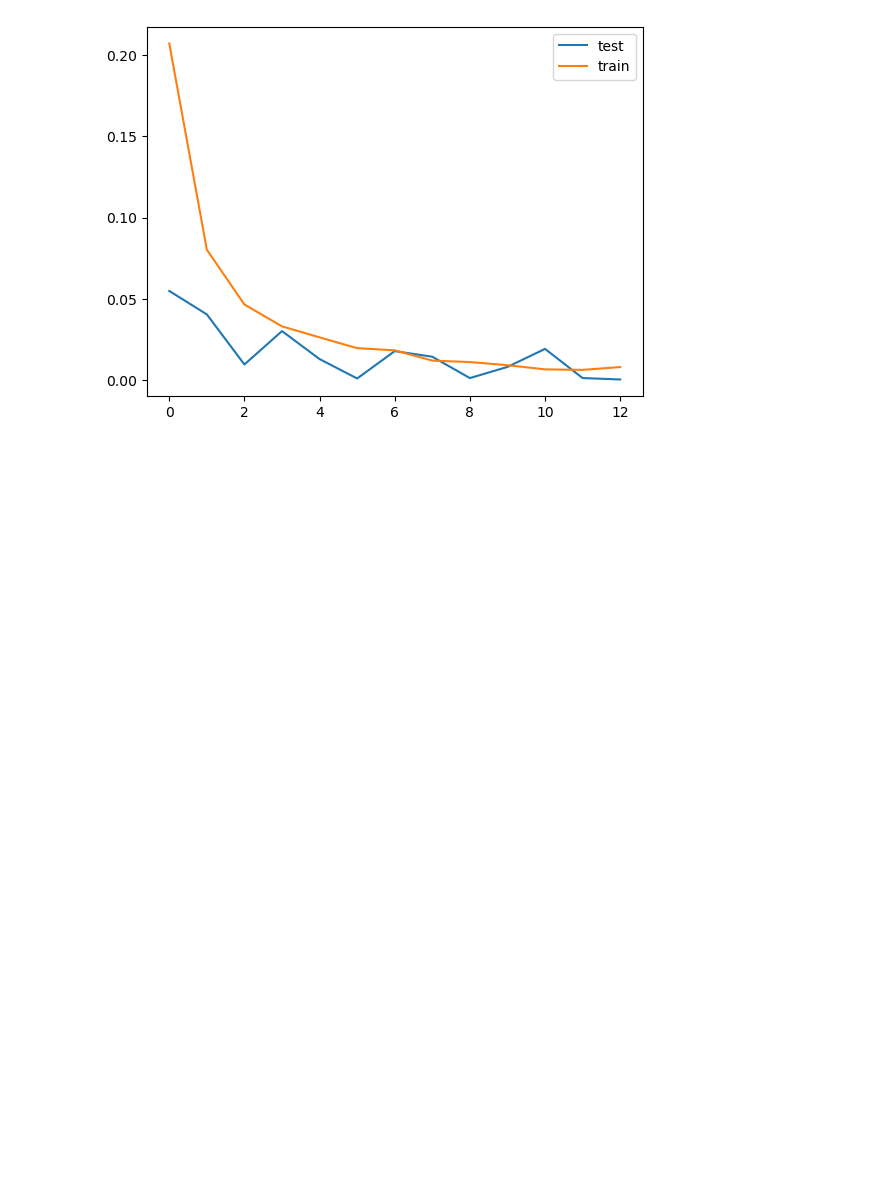
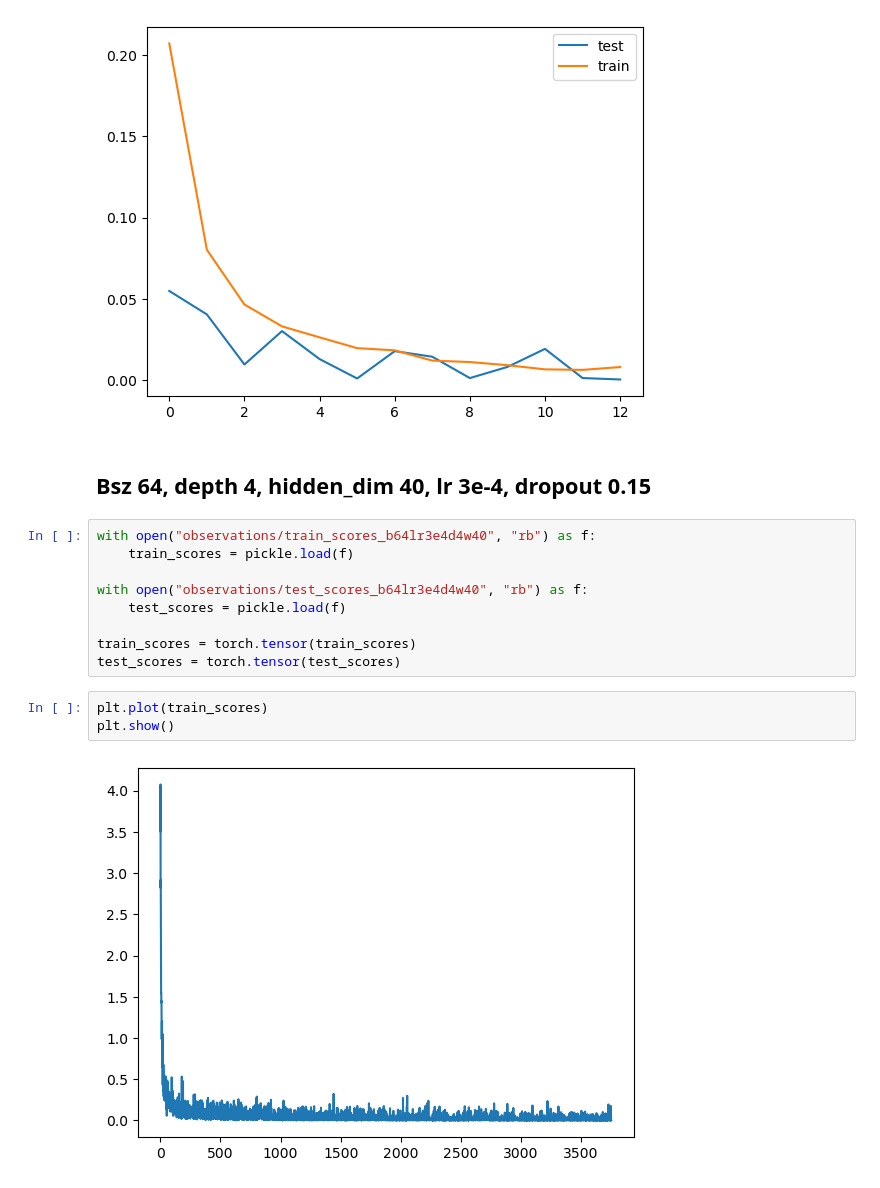
Before and after one commit to ashah01/Scaling-laws-framework, a Jupyter notebook: assess_regularization.ipynb, the cells around one changed output. Drawn from its saved outputs; the diff is of its cells as text; blank space fills up the shorter version.

```diff
--- a/assess_regularization.ipynb
+++ b/assess_regularization.ipynb
@@ -112,3 +112,19 @@ plt.legend()
 plt.show()
 # %% [output]
 [figure]
+# %% [markdown]
+## Bsz 64, depth 4, hidden_dim 40, lr 3e-4, dropout 0.15
+# %%
+with open("observations/train_scores_b64lr3e4d4w40", "rb") as f:
+    train_scores = pickle.load(f)
+
+with open("observations/test_scores_b64lr3e4d4w40", "rb") as f:
+    test_scores = pickle.load(f)
+
+train_scores = torch.tensor(train_scores)
+test_scores = torch.tensor(test_scores)
+# %%
+plt.plot(train_scores)
+plt.show()
+# %% [output]
+[figure, added]
```
Also changed, not shown: parts of 4 cells of this notebook, 4 other files.
